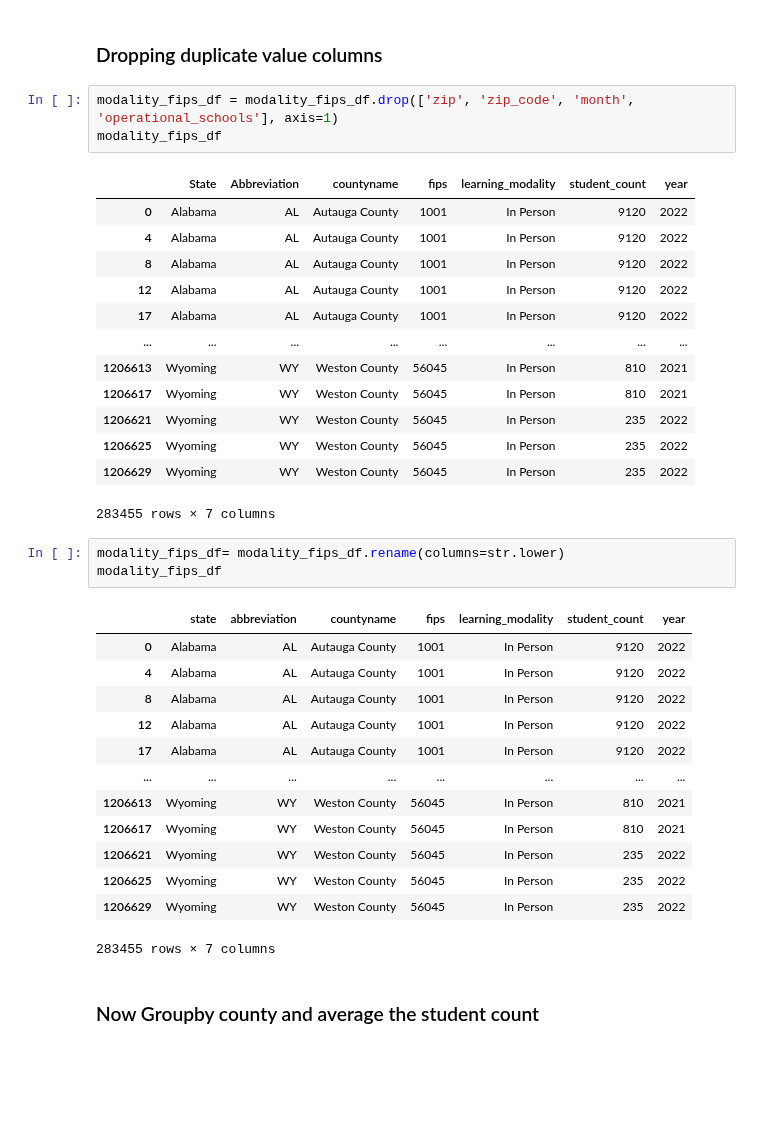
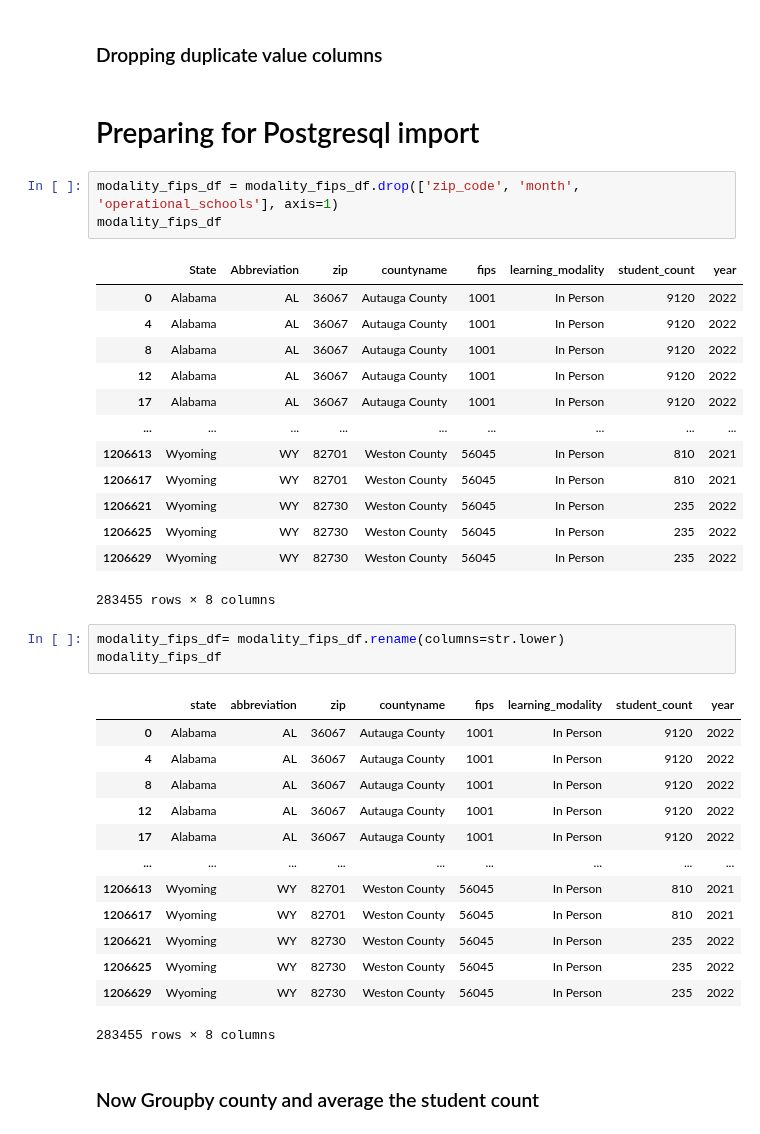
Before and after one commit to uzmabb182/Data602_Assignments, a Jupyter notebook: Final_Project_Data_602/data_602_final_project.ipynb, the cells around one changed output. Cells and saved outputs as stored; diff of their text form; blank space fills up the shorter version.

```diff
--- a/Final_Project_Data_602/data_602_final_project.ipynb
+++ b/Final_Project_Data_602/data_602_final_project.ipynb
@@ -733,40 +632,42 @@ modality_fips_df.head()
 | 17 | Alabama | AL | 36067 | Autauga County | 1001 | In Person | 15 | ... |
 # %% [markdown]
 ### Dropping duplicate value columns
+# %% [markdown]
+# Preparing for Postgresql import
 # %%
-modality_fips_df = modality_fips_df.drop(['zip', 'zip_code', 'month', 'operational_schools'], axis=1)
+modality_fips_df = modality_fips_df.drop(['zip_code', 'month', 'operational_schools'], axis=1)
 modality_fips_df
 # %% [output]
-|  | State | Abbreviation | countyname | fips | learning_modality | student_count | year |
-| 0 | Alabama | AL | Autauga County | 1001 | In Person | 9120 | 2022 |
-| 4 | Alabama | AL | Autauga County | 1001 | In Person | 9120 | 2022 |
-| 8 | Alabama | AL | Autauga County | 1001 | In Person | 9120 | 2022 |
-| 12 | Alabama | AL | Autauga County | 1001 | In Person | 9120 | 2022 |
-| 17 | Alabama | AL | Autauga County | 1001 | In Person | 9120 | 2022 |
-| ... | ... | ... | ... | ... | ... | ... | ... |
-| 1206613 | Wyoming | WY | Weston County | 56045 | In Person | 810 | 2021 |
-| 1206617 | Wyoming | WY | Weston County | 56045 | In Person | 810 | 2021 |
-| 1206621 | Wyoming | WY | Weston County | 56045 | In Person | 235 | 2022 |
-| 1206625 | Wyoming | WY | Weston County | 56045 | In Person | 235 | 2022 |
-| 1206629 | Wyoming | WY | Weston County | 56045 | In Person | 235 | 2022 |
+|  | State | Abbreviation | zip | countyname | fips | learning_modality | student_count | year |
+| 0 | Alabama | AL | 36067 | Autauga County | 1001 | In Person | 9120 | 2022 |
+| 4 | Alabama | AL | 36067 | Autauga County | 1001 | In Person | 9120 | 2022 |
+| 8 | Alabama | AL | 36067 | Autauga County | 1001 | In Person | 9120 | 2022 |
+| 12 | Alabama | AL | 36067 | Autauga County | 1001 | In Person | 9120 | 2022 |
+| 17 | Alabama | AL | 36067 | Autauga County | 1001 | In Person | 9120 | 2022 |
+| ... | ... | ... | ... | ... | ... | ... | ... | ... |
+| 1206613 | Wyoming | WY | 82701 | Weston County | 56045 | In Person | 810 | 2021 |
+| 1206617 | Wyoming | WY | 82701 | Weston County | 56045 | In Person | 810 | 2021 |
+| 1206621 | Wyoming | WY | 82730 | Weston County | 56045 | In Person | 235 | 2022 |
+| 1206625 | Wyoming | WY | 82730 | Weston County | 56045 | In Person | 235 | 2022 |
+| 1206629 | Wyoming | WY | 82730 | Weston County | 56045 | In Person | 235 | 2022 |
-283455 rows × 7 columns
+283455 rows × 8 columns
 # %%
 modality_fips_df= modality_fips_df.rename(columns=str.lower)
 modality_fips_df
 # %% [output]
-|  | state | abbreviation | countyname | fips | learning_modality | student_count | year |
-| 0 | Alabama | AL | Autauga County | 1001 | In Person | 9120 | 2022 |
-| 4 | Alabama | AL | Autauga County | 1001 | In Person | 9120 | 2022 |
-| 8 | Alabama | AL | Autauga County | 1001 | In Person | 9120 | 2022 |
-| 12 | Alabama | AL | Autauga County | 1001 | In Person | 9120 | 2022 |
-| 17 | Alabama | AL | Autauga County | 1001 | In Person | 9120 | 2022 |
-| ... | ... | ... | ... | ... | ... | ... | ... |
-| 1206613 | Wyoming | WY | Weston County | 56045 | In Person | 810 | 2021 |
-| 1206617 | Wyoming | WY | Weston County | 56045 | In Person | 810 | 2021 |
-| 1206621 | Wyoming | WY | Weston County | 56045 | In Person | 235 | 2022 |
-| 1206625 | Wyoming | WY | Weston County | 56045 | In Person | 235 | 2022 |
-| 1206629 | Wyoming | WY | Weston County | 56045 | In Person | 235 | 2022 |
+|  | state | abbreviation | zip | countyname | fips | learning_modality | student_count | year |
+| 0 | Alabama | AL | 36067 | Autauga County | 1001 | In Person | 9120 | 2022 |
+| 4 | Alabama | AL | 36067 | Autauga County | 1001 | In Person | 9120 | 2022 |
+| 8 | Alabama | AL | 36067 | Autauga County | 1001 | In Person | 9120 | 2022 |
+| 12 | Alabama | AL | 36067 | Autauga County | 1001 | In Person | 9120 | 2022 |
+| 17 | Alabama | AL | 36067 | Autauga County | 1001 | In Person | 9120 | 2022 |
+| ... | ... | ... | ... | ... | ... | ... | ... | ... |
+| 1206613 | Wyoming | WY | 82701 | Weston County | 56045 | In Person | 810 | 2021 |
+| 1206617 | Wyoming | WY | 82701 | Weston County | 56045 | In Person | 810 | 2021 |
+| 1206621 | Wyoming | WY | 82730 | Weston County | 56045 | In Person | 235 | 2022 |
+| 1206625 | Wyoming | WY | 82730 | Weston County | 56045 | In Person | 235 | 2022 |
+| 1206629 | Wyoming | WY | 82730 | Weston County | 56045 | In Person | 235 | 2022 |
-283455 rows × 7 columns
+283455 rows × 8 columns
 # %% [markdown]
 ### Now Groupby county and average the student count
 # %%
```
Also changed, not shown: parts of 47 cells of this notebook, 8 other files.
